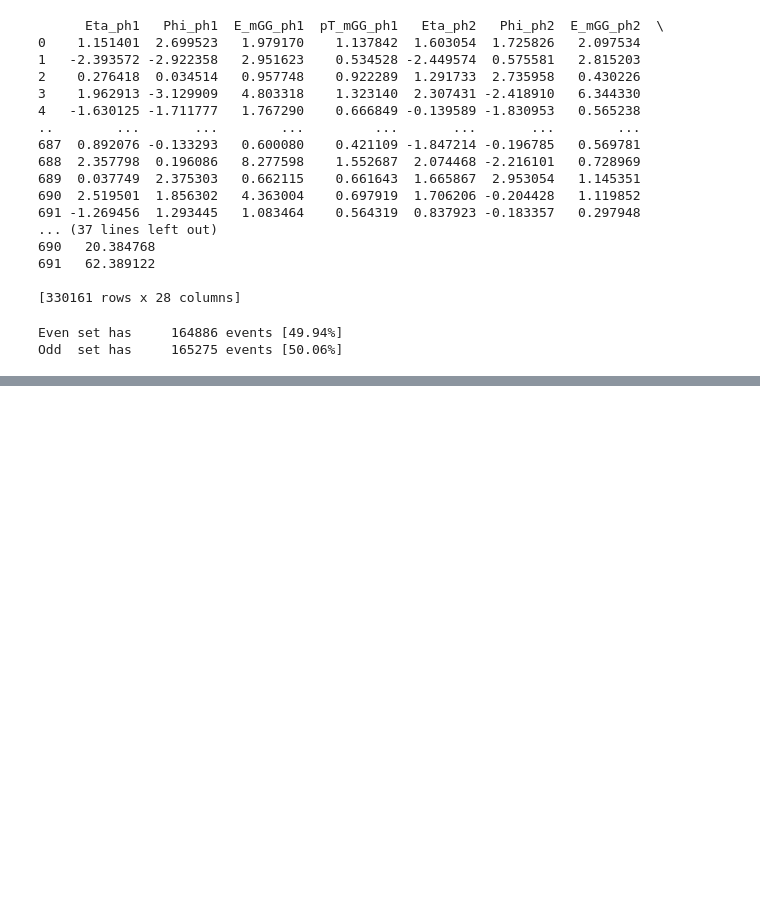
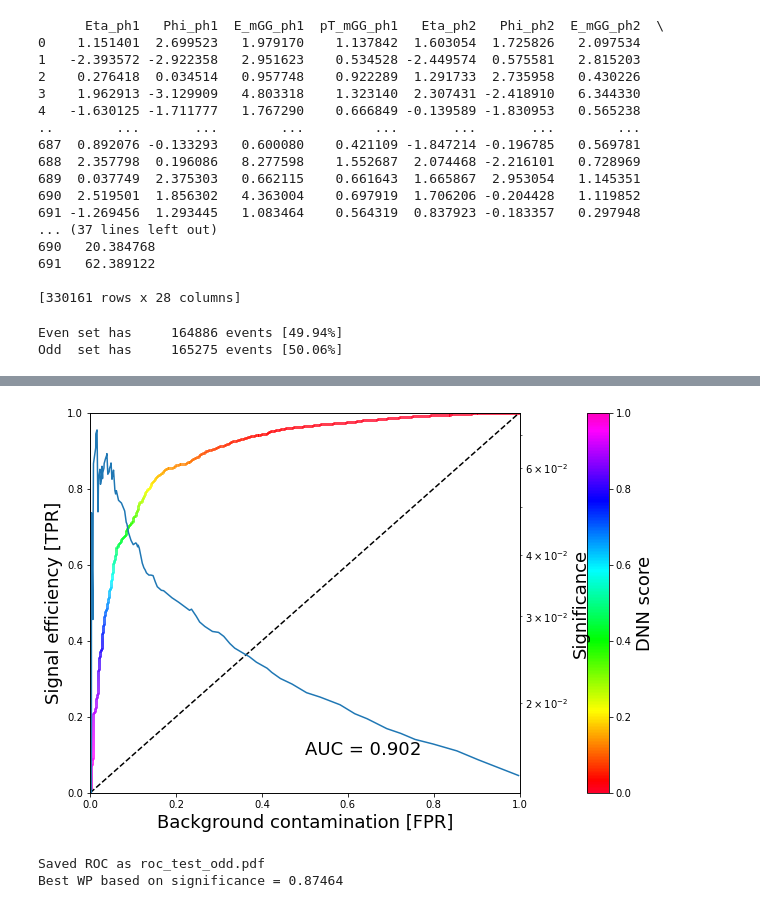
Before and after one commit to suatdonertas/DNN_HHWWGG, a Jupyter notebook: DNN.ipynb, the cells around one changed output, grey strips where cells are left out. Saved outputs shown, nothing was run; the diff lists cells and outputs as text; code cells hidden in the pictures; blank space fills up the shorter version.

```diff
--- a/DNN.ipynb
+++ b/DNN.ipynb
@@ -392,7 +415,7 @@ for i in range(parameters['n_layers']):
     if parameters['dropout'] > 0.:
         x = layers.Dropout(parameters['dropout'])(x)
 # Output layer #
-outputs = layers.Dense(units                = 1,
+outputs = layers.Dense(units                = 3,
                        activation           = parameters['output_activation'],
                        activity_regularizer = tf.keras.regularizers.l2(parameters['l2']),
                        name                 = "predictions")(x)
@@ -426,7 +449,7 @@ model.compile(
     #optimizer=keras.optimizers.RMSprop(),
     optimizer=keras.optimizers.Adam(lr=parameters['lr']),  # Optimizer
     # Loss function to minimize
-    loss=keras.losses.BinaryCrossentropy(),
+    loss=keras.losses.CategoricalCrossentropy(),
     # List of metrics to monitor
     metrics=[keras.metrics.BinaryAccuracy(),
              tf.keras.metrics.AUC(),
@@ -479,7 +502,7 @@ loss_history = History.LossHistory()
 # %%
 history = model.fit(
     train_df[input_vars],
-    train_df['label'],
+    train_df[tags],
     verbose=2,
     batch_size=parameters['batch_size'],
     epochs=parameters['epochs'],
@@ -487,7 +510,7 @@ history = model.fit(
     # We pass some validation for
     # monitoring validation loss and metrics
     # at the end of each epoch
-    validation_data=(val_df[input_vars],val_df['label'],val_df['training_weight']),
+    validation_data=(val_df[input_vars],val_df[tags],val_df['training_weight']),
     callbacks = [early_stopping, reduce_plateau, loss_history],
 )
 # %% [output]
@@ -518,21 +541,43 @@ Curves saved as loss_test_even.png
 # %%
 # Produce output on the test set as new column #
 output = model.predict(test_df[input_vars],batch_size=5000)
+output_tags = [f'output {tag}' for tag in tags]
     # Here the batch_size arg is independent of the learning
     # Default is 32, but it can become slow, by using large value it will just compute more values in parallel
     # (more or less parallel, we are not using a GPU)
-if 'output' in test_df.columns:
-    # If already output, need to remove to add again
-    # avoid issues in case you run this cell multiple times
-    del test_df['output']
-test_df = pd.concat((test_df,pd.DataFrame(output,columns=['output'],index=test_df.index)),axis=1)
+for output_tag in output_tags:
+    if output_tag in test_df.columns:
+        # If already output, need to remove to add again
+        # avoid issues in case you run this cell multiple times
+        del test_df[output_tag]
+
+test_df = pd.concat((test_df,pd.DataFrame(output,columns=output_tags,index=test_df.index)),axis=1)
 # We add the output as a column, a bit messy, different ways, here I use a concatenation
+
+# Make the discriminator #
+if 'd_HH' in test_df.columns:
+    del test_df['d_HH']
+
+output_tags_num = [output_tag for output_tag in output_tags if 'HH' in output_tag]
+output_tags_den = [output_tag for output_tag in output_tags if 'HH' not in output_tag]
+
+test_df['d_HH'] = pd.Series(np.ones(test_df.shape[0]))
+
+for output_tag_num in output_tags_num:
+    test_df['d_HH'] *= test_df[output_tag_num]
+for output_tag_den in output_tags_den:
+    test_df['d_HH'] /= test_df[output_tag_den]
+test_df['d_HH'] = np.log(test_df['d_HH'])
 # %%
 import roc
 importlib.reload(roc) # Reload in case file has changed
-roc.rocAndSig(y_true     = test_df['label'],
-              y_pred     = test_df['output'],
+roc.rocAndSig(y_true     = test_df['HH'],
+              y_pred     = test_df['output HH'],
               w_roc      = test_df['training_weight'],
               w_sig      = test_df['event_weight'],
               outputName = f'roc_{suffix}_{split}.pdf')
+# %% [output]
+[figure, added]
+Saved ROC as roc_test_odd.pdf
+Best WP based on significance = 0.87464
 # %%
```
Also changed, not shown: parts of 18 cells of this notebook, 1 other file.
